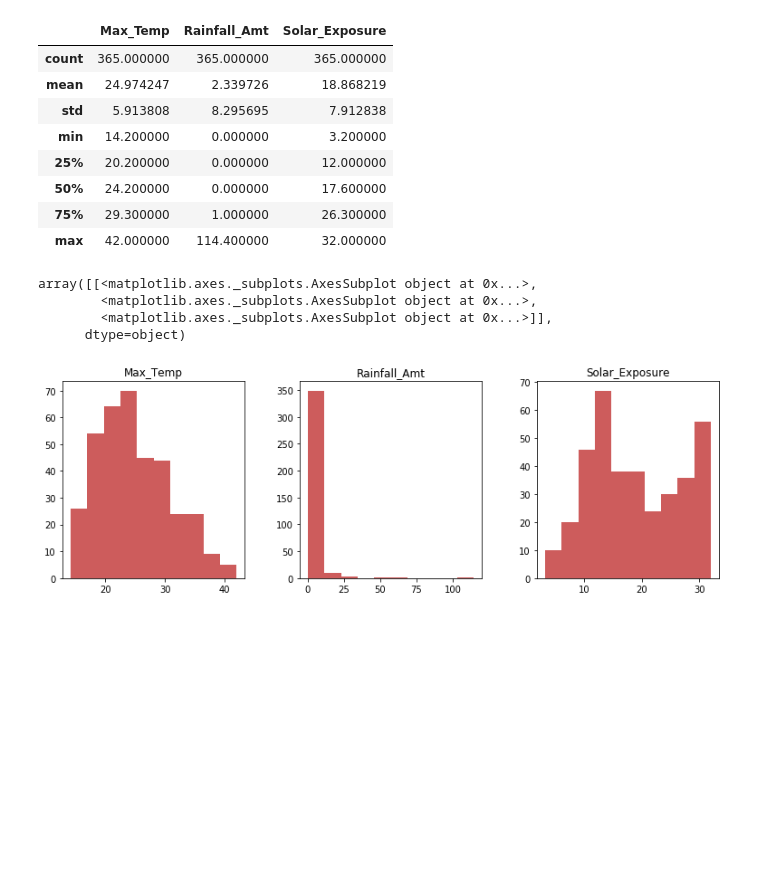
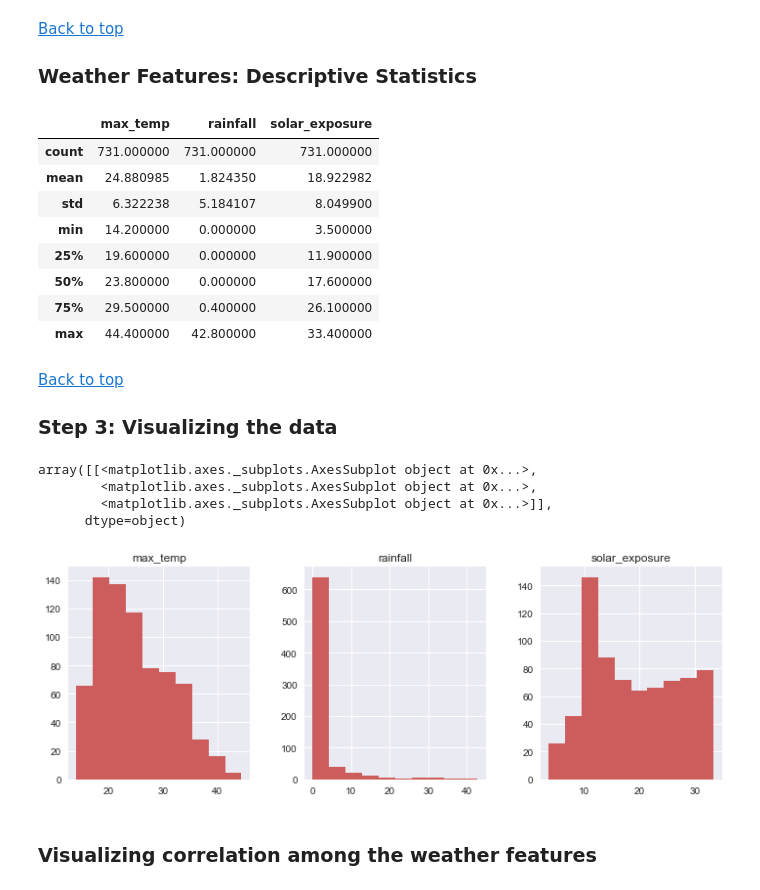
Before and after one commit to PrathyushaSangam/DataScienceUsingPython, a Jupyter notebook: BOM_SolarEnergy_Prediction.ipynb, the cells around one changed output. Saved outputs shown, nothing was run; the diff lists cells and outputs as text; code cells hidden in the pictures; blank space fills up the shorter version.

```diff
--- a/BOM_SolarEnergy_Prediction.ipynb
+++ b/BOM_SolarEnergy_Prediction.ipynb
@@ -50,3 +64,24 @@ dataframe.head()
+# %%
+#load data df3
+
+df3 = pd.read_csv('Datasets/BOM2015_17.csv') #collated CSV from multiple files obtained from BOM, Australia
+df3.columns = ['year','month','day','max_temp','rainfall','solar_exposure']
+
+#testing entire year 2017
+df_test = df3.loc[(df3['year']==2017)]
+
+#Training on years 2015,16
+df3 = df3[df3.year<2017]
+
+#Additional data to validate model further
+df_test_2018 = pd.read_csv("Datasets/BOM2018_test.csv")
+df_test_2018.columns = ['year','month','day','max_temp','rainfall','solar_exposure']
+
+
+#uncomment to view the data
+#df3.head()
+#df_test.head()
+#df_test_2018.head()
 # %% [markdown]
 [Back to top](#Document-Outline)
 ### Step 2: Understand the data
@@ -56,7 +93,10 @@ dataframe.head()
 # %%
 # combining date parts to obtain 1 pandas date column
+df3 = df3.assign(date=pd.to_datetime(df3[['year','month','day']]))
 
-dataframe = dataframe.assign(Date=pd.to_datetime(dataframe[['Year','Month','Day']]))
-dataframe.head()
-dataframe.isnull().sum()
+#View the training data frame
+df3.head()
+
+#any nulls?
+df3.isnull().sum()
 # %% [output]
@@ -76,23 +116,35 @@ Date              0
 dtype: int64
+# %% [markdown]
+[Back to top](#Document-Outline)
+### Weather Features: Descriptive Statistics
+# %%
+# for quick view of weather features 'Max_Temp','Rainfall_Amt' and 'Solar_Exposure'
+featureframe = df3[['max_temp','rainfall','solar_exposure']]
+
+featureframe.describe()
+# %% [output]
+|  | max_temp | rainfall | solar_exposure |
+| count | 731.000000 | 731.000000 | 731.000000 |
+| mean | 24.880985 | 1.824350 | 18.922982 |
+| std | 6.322238 | 5.184107 | 8.049900 |
+| min | 14.200000 | 0.000000 | 3.500000 |
+| 25% | 19.600000 | 0.000000 | 11.900000 |
+| 50% | 23.800000 | 0.000000 | 17.600000 |
+| 75% | 29.500000 | 0.400000 | 26.100000 |
+| max | 44.400000 | 42.800000 | 33.400000 |
+# %% [markdown]
+[Back to top](#Document-Outline)
+### Step 3: Visualizing the data
 # %%
-featureframe = dataframe[['Max_Temp','Rainfall_Amt','Solar_Exposure']]
+#distribution of weather features  (y-axis of histogram is frequency)
 
-#distribution of features (without time constraint) (y-axis of histogram is frequency)
-featureframe.describe()
-featureframe.hist(layout = (1,3),figsize=(13,4), color = 'indianred', grid = False)
+featureframe.hist(layout = (1,3),figsize=(12,4), color = 'indianred')
 # %% [output]
-|  | Max_Temp | Rainfall_Amt | Solar_Exposure |
-| count | 365.000000 | 365.000000 | 365.000000 |
-| mean | 24.974247 | 2.339726 | 18.868219 |
-| std | 5.913808 | 8.295695 | 7.912838 |
-| min | 14.200000 | 0.000000 | 3.200000 |
-| 25% | 20.200000 | 0.000000 | 12.000000 |
-| 50% | 24.200000 | 0.000000 | 17.600000 |
-| 75% | 29.300000 | 1.000000 | 26.300000 |
-| max | 42.000000 | 114.400000 | 32.000000 |
 array([[<matplotlib.axes._subplots.AxesSubplot object at 0x...>,
         <matplotlib.axes._subplots.AxesSubplot object at 0x...>,
         <matplotlib.axes._subplots.AxesSubplot object at 0x...>]],
       dtype=object)
-[figure, old version]
+[figure, new version]
+# %% [markdown]
+### Visualizing correlation among the weather features
 # %%
```
Also changed, not shown: parts of 20 cells of this notebook, 1 other file.
